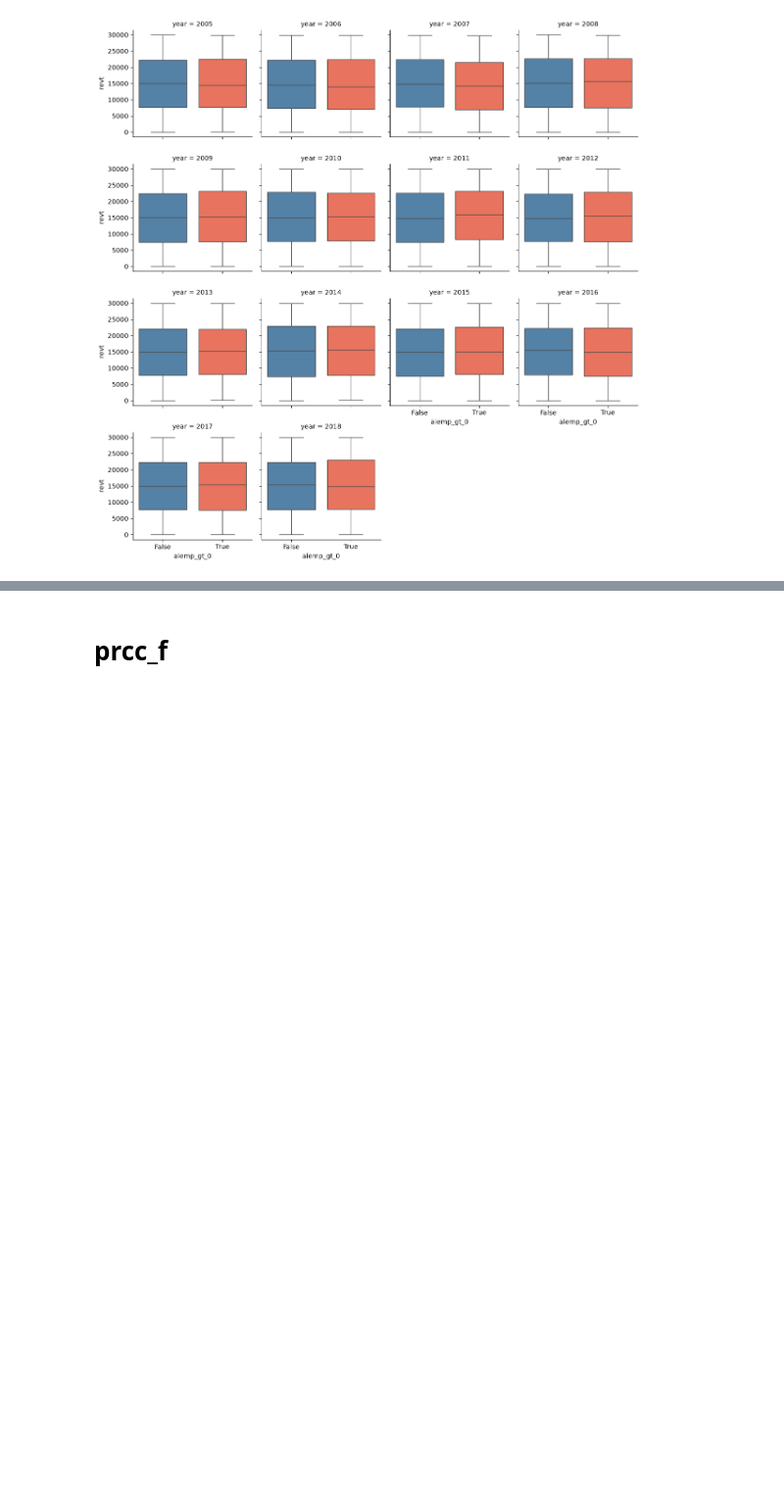
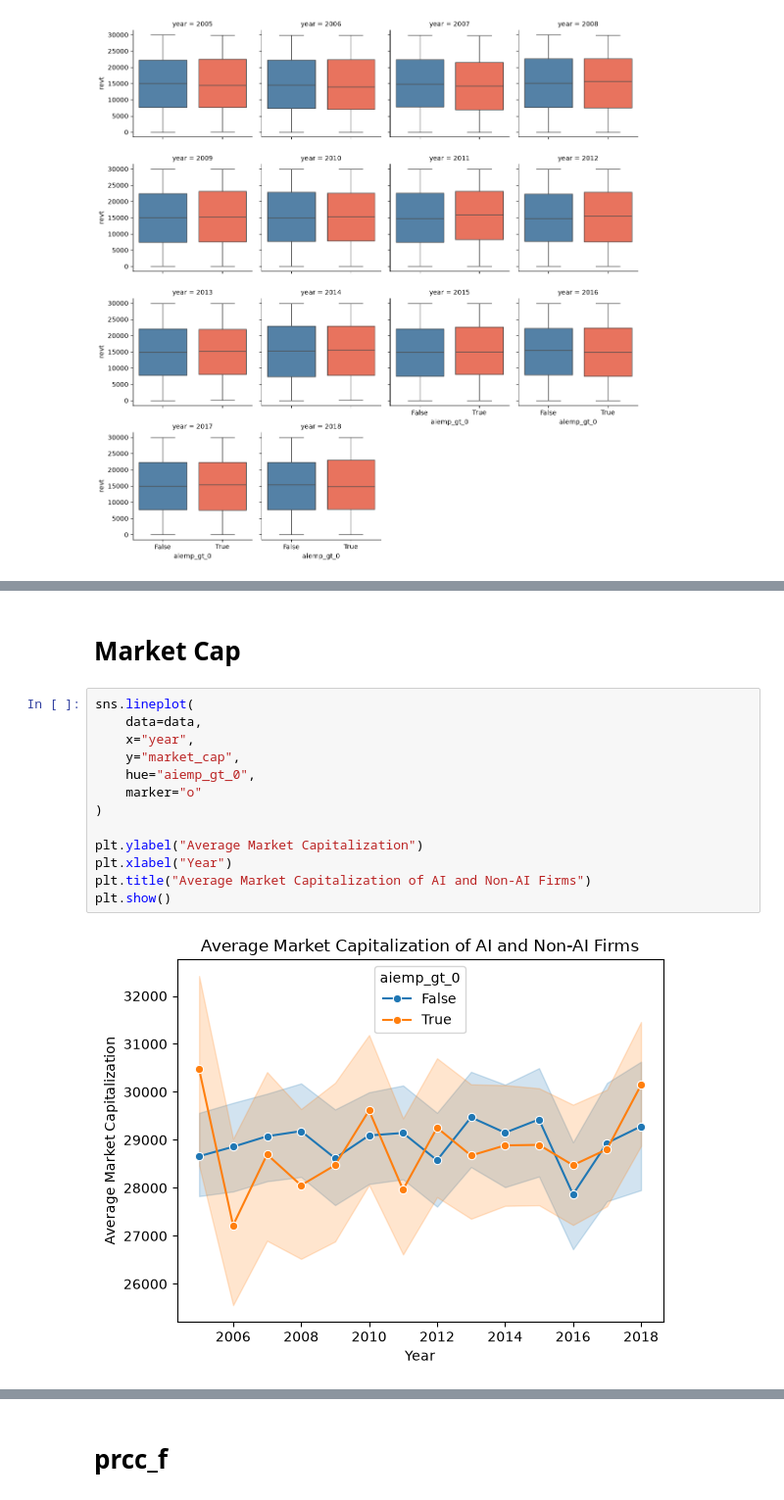
Before and after one commit to ducjeremyvu/essay_public, a Jupyter notebook: 03-eda-columns-an.ipynb, the cells around one changed output, grey strips where cells are left out. Shown at 98% size. Saved outputs shown, nothing was run; the diff lists cells and outputs as text; blank space fills up the shorter version.

```diff
--- a/03-eda-columns-an.ipynb
+++ b/03-eda-columns-an.ipynb
@@ -202,0 +288,17 @@ plt.show()
+# %% [markdown]
+# Market Cap
+# %%
+sns.lineplot(
+    data=data,
+    x="year",
+    y="market_cap",
+    hue="aiemp_gt_0",
+    marker="o"
+)
+
+plt.ylabel("Average Market Capitalization")
+plt.xlabel("Year")
+plt.title("Average Market Capitalization of AI and Non-AI Firms")
+plt.show()
+# %% [output]
+[figure, added]
```
Also changed, not shown: parts of 12 cells of this notebook.
